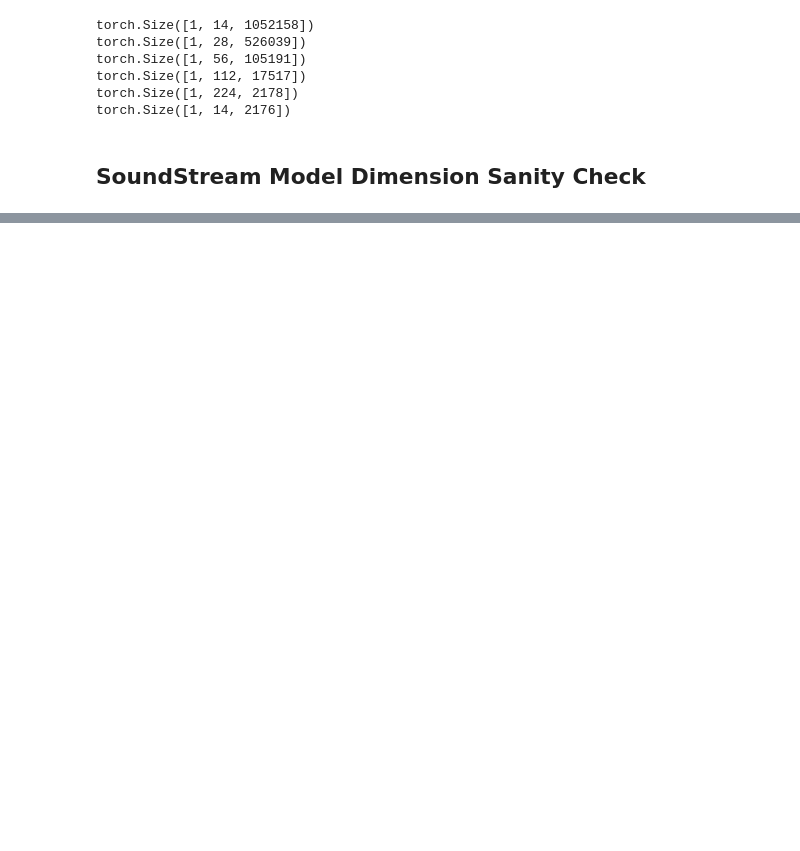
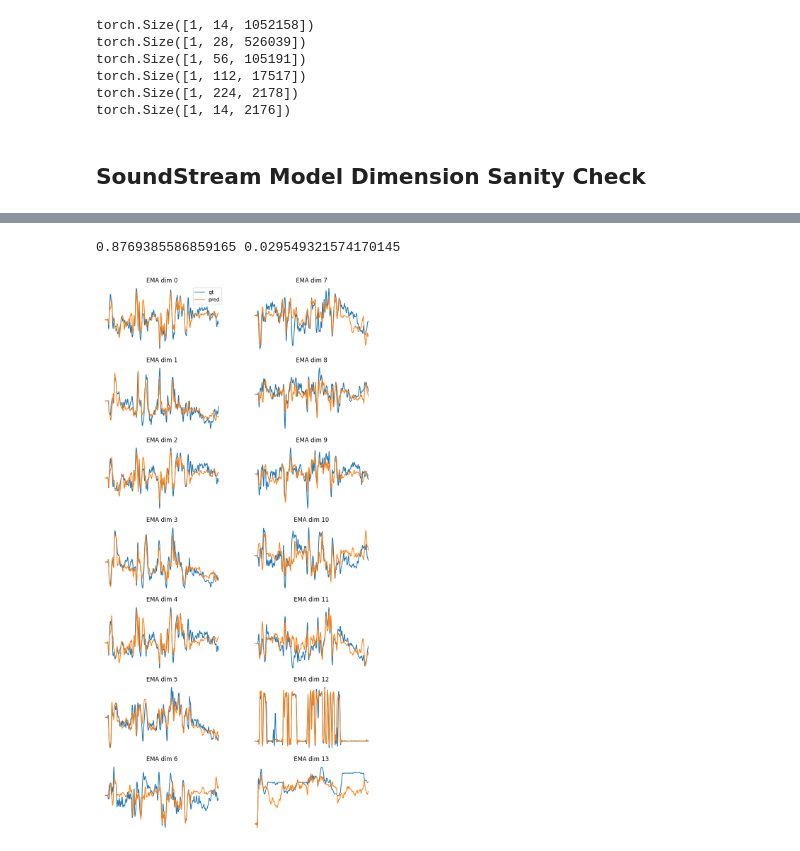
Before and after one commit to tejasprabhune/rt-vocaltract, a Jupyter notebook: notebooks/data_libri_explore.ipynb, the cells around one changed output, grey strips where cells are left out. Saved outputs shown, nothing was run; the diff lists cells and outputs as text; code cells hidden in the pictures; blank space fills up the shorter version.

```diff
--- a/notebooks/data_libri_explore.ipynb
+++ b/notebooks/data_libri_explore.ipynb
@@ -219,0 +240,39 @@ PearsonRResult(statistic=0.06026327518020234, pvalue=0.004776007779869646)
+# %%
+corrs = []
+for i, (wav, feat) in tqdm(enumerate(val_data)):
+    feat_hat = model(wav.unsqueeze(0))
+    feat_hat = feat_hat.transpose(2, 1)
+    feat_hat = datasets.LibriTTSRDataset.pad_feat(feat_hat)
+    feat_hat = feat_hat.squeeze(0).detach().numpy()
+    feat = feat.detach().numpy()
+    feat_hat = linear_inversion.EMADataset.butter_bandpass_filter(feat_hat, 10, 50)
+    feat = linear_inversion.EMADataset.butter_bandpass_filter(feat, 10, 50)
+    corr = np.array([pearsonr(feat[:, i], feat_hat[:, i])[0] for i in range(feat.shape[1])]).mean()
+    corrs.append(corr)
+
+    if i == 10:
+        break
+
+corrs = np.array(corrs)
+print(corrs.mean(), corrs.std())
+# %% [output]
+0.8769385586859165 0.029549321574170145
+# %%
+def plot_ema_dims(feat, feat_hat):
+    fig, axs = plt.subplots(7, 2, figsize=(10, 20))
+
+    for i, ax in enumerate(axs):
+        ax[0].plot(feat[1500:2000, i], label="gt")
+        ax[0].plot(feat_hat[1500:2000, i], label="pred")
+        ax[0].set_title(f"EMA dim {i}")
+        ax[0].axis('off')
+
+        ax[1].plot(feat[1500:2000, i + 7], label="gt")
+        ax[1].plot(feat_hat[1500:2000, i + 7], label="pred")
+        ax[1].set_title(f"EMA dim {i + 7}")
+        ax[1].axis('off')
+    axs[0][0].legend()
+# %%
+plot_ema_dims(feat, feat_hat)
+# %% [output]
+[figure, added]
```
Also changed, not shown: parts of 16 cells of this notebook, 5 other files.
